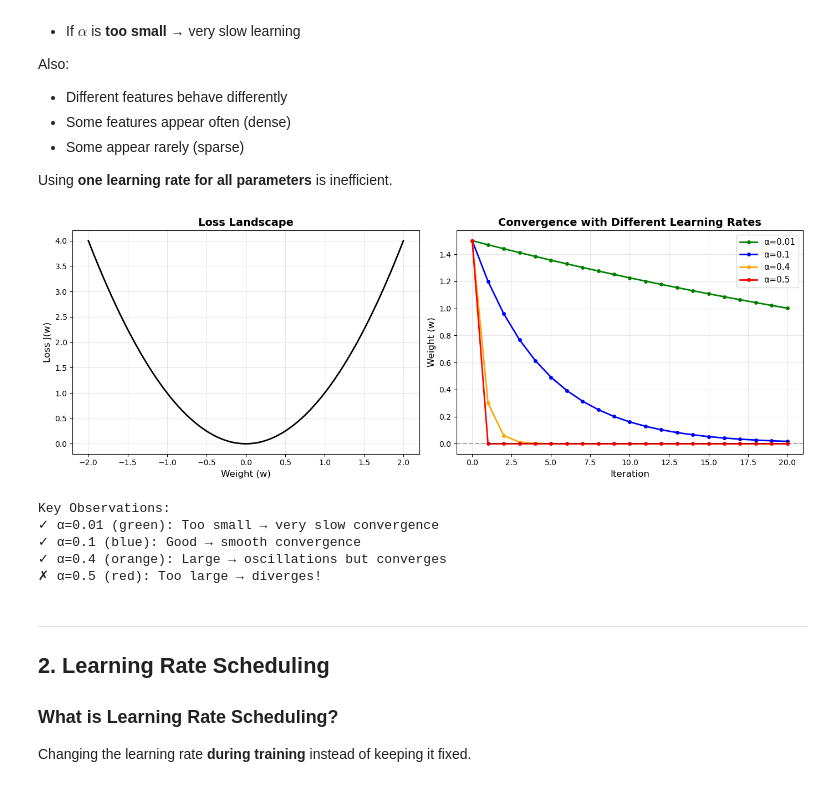
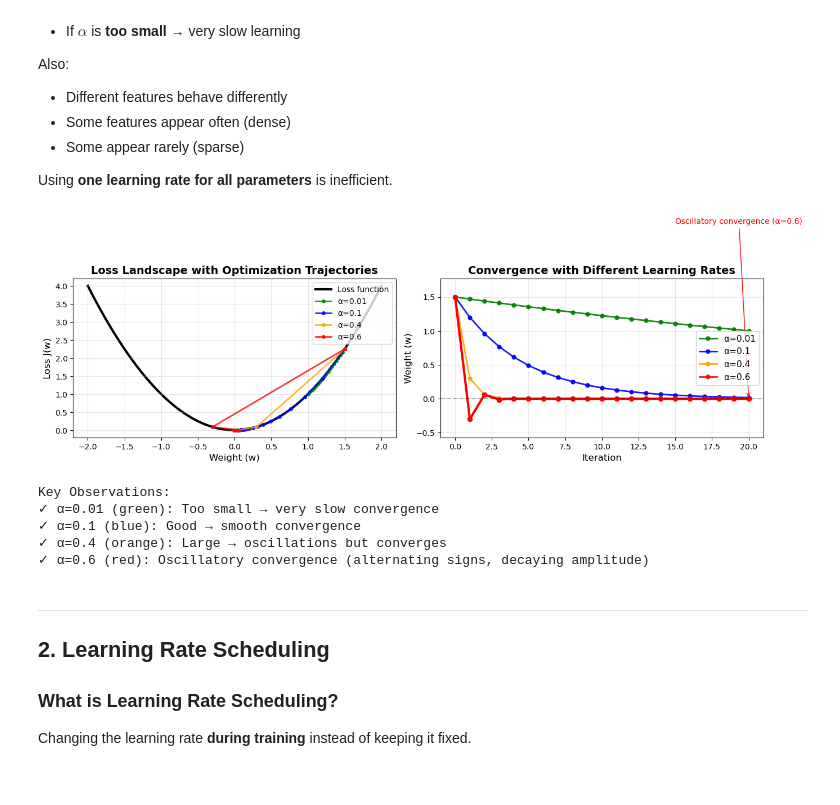
Before and after one commit to Aliha7ish/Adaptive_Optimizers_and_Newtons_Method, a Jupyter notebook: Adaptive_Optimizers_and_Newton_Method.ipynb, the cells around one changed output. Cells and saved outputs as stored; diff of their text form; code cells hidden in the pictures.

Commit message:
edit graphs

```diff
--- a/Adaptive_Optimizers_and_Newton_Method.ipynb
+++ b/Adaptive_Optimizers_and_Newton_Method.ipynb
@@ -47,57 +47,85 @@ def visualize_learning_rates():
     def gradient(w):
         return 2*w
 
-    # Different learning rates
-    alphas = [0.01, 0.1, 0.4, 0.5]
+    # Different learning rates (kept readable; include oscillatory case α=0.6)
+    alphas = [0.01, 0.1, 0.4, 0.6]
     colors = ['green', 'blue', 'orange', 'red']
 
     fig, axes = plt.subplots(1, 2, figsize=(14, 5))
 
-    # Plot 1: Loss function landscape
-    w_range = np.linspace(-2, 2, 100)
-    loss_vals = loss(w_range)
-    axes[0].plot(w_range, loss_vals, 'k-', linewidth=2, label='Loss function')
-    axes[0].set_xlabel('Weight (w)', fontsize=12)
-    axes[0].set_ylabel('Loss J(w)', fontsize=12)
-    axes[0].set_title('Loss Landscape', fontsize=14, fontweight='bold')
-    axes[0].grid(True, alpha=0.3)
-
-    # Plot 2: Convergence with different learning rates
+    # First, compute all trajectories
+    histories = []
     for alpha, color in zip(alphas, colors):
         w = 1.5  # Starting point
         w_history = [w]
-
         for _ in range(20):
             w = w - alpha * gradient(w)
             w_history.append(w)
+        histories.append((alpha, color, np.array(w_history)))
 
+    # Plot 1: Loss function landscape with trajectories
+    w_range = np.linspace(-2, 2, 200)
+    loss_vals = loss(w_range)
+    axes[0].plot(w_range, loss_vals, 'k-', linewidth=3, label='Loss function', zorder=1)
+
+    # Plot all trajectories on the loss landscape
+    for alpha, color, w_history in histories:
+        loss_history = loss(w_history)
+        axes[0].plot(w_history, loss_history, 'o-', color=color, linewidth=2, markersize=4,
+                     label=f'α={alpha}', alpha=0.8, zorder=2)
+
+    axes[0].set_xlabel('Weight (w)', fontsize=12)
+    axes[0].set_ylabel('Loss J(w)', fontsize=12)
+    axes[0].set_title('Loss Landscape with Optimization Trajectories', fontsize=14, fontweight='bold')
+    axes[0].legend(fontsize=10, loc='upper right')
+    axes[0].grid(True, alpha=0.3)
+
+    # Plot 2: Convergence with different learning rates (iteration space)
+    # Determine y-limits across all histories for consistent view (add margin)
+    all_vals = np.concatenate([h[2] for h in histories])
+    ymin, ymax = all_vals.min(), all_vals.max()
+    yrange = ymax - ymin if ymax > ymin else 1.0
+    ypad = yrange * 0.15
+
+    for alpha, color, w_history in histories:
         axes[1].plot(range(len(w_history)), w_history, 'o-',
-                    label=f'α={alpha}', color=color, linewidth=2, markersize=4)
+                     label=f'α={alpha}', color=color, linewidth=2, markersize=5, alpha=0.9)
+
+    # Highlight oscillatory behavior for the last series (α=0.6)
+    alpha_osc = 0.6
+    for a, color, w_history in histories:
+        if abs(a - alpha_osc) < 1e-9:
+            axes[1].plot(range(len(w_history)), w_history, 'o-', color=color, linewidth=3, markersize=6)
+            axes[1].annotate('Oscillatory convergence (α=0.6)', xy=(len(w_history)-1, w_history[-1]),
+                             xytext=(len(w_history)-6, w_history[0] + (ymax - ymin) * 0.6),
+                             arrowprops=dict(arrowstyle='->', color=color), fontsize=10, color=color)
+            break
 
     axes[1].set_xlabel('Iteration', fontsize=12)
     axes[1].set_ylabel('Weight (w)', fontsize=12)
     axes[1].set_title('Convergence with Different Learning Rates', fontsize=14, fontweight='bold')
     axes[1].legend(fontsize=11)
     axes[1].grid(True, alpha=0.3)
     axes[1].axhline(y=0, color='k', linestyle='--', alpha=0.3)
+    axes[1].set_ylim(ymin - ypad, ymax + ypad)
 
     plt.tight_layout()
     plt.show()
 
     print("Key Observations:")
     print("✓ α=0.01 (green): Too small → very slow convergence")
     print("✓ α=0.1 (blue): Good → smooth convergence")
     print("✓ α=0.4 (orange): Large → oscillations but converges")
-    print("✗ α=0.5 (red): Too large → diverges!")
+    print("✓ α=0.6 (red): Oscillatory convergence (alternating signs, decaying amplitude)")
 
 visualize_learning_rates()
 # %% [output]
-[figure, old version]
+[figure, new version]
 Key Observations:
 ✓ α=0.01 (green): Too small → very slow convergence
 ✓ α=0.1 (blue): Good → smooth convergence
 ✓ α=0.4 (orange): Large → oscillations but converges
-✗ α=0.5 (red): Too large → diverges!
+✓ α=0.6 (red): Oscillatory convergence (alternating signs, decaying amplitude)
 # %% [markdown]
 ---
 
```
Also changed, not shown: parts of 1 cell of this notebook.
